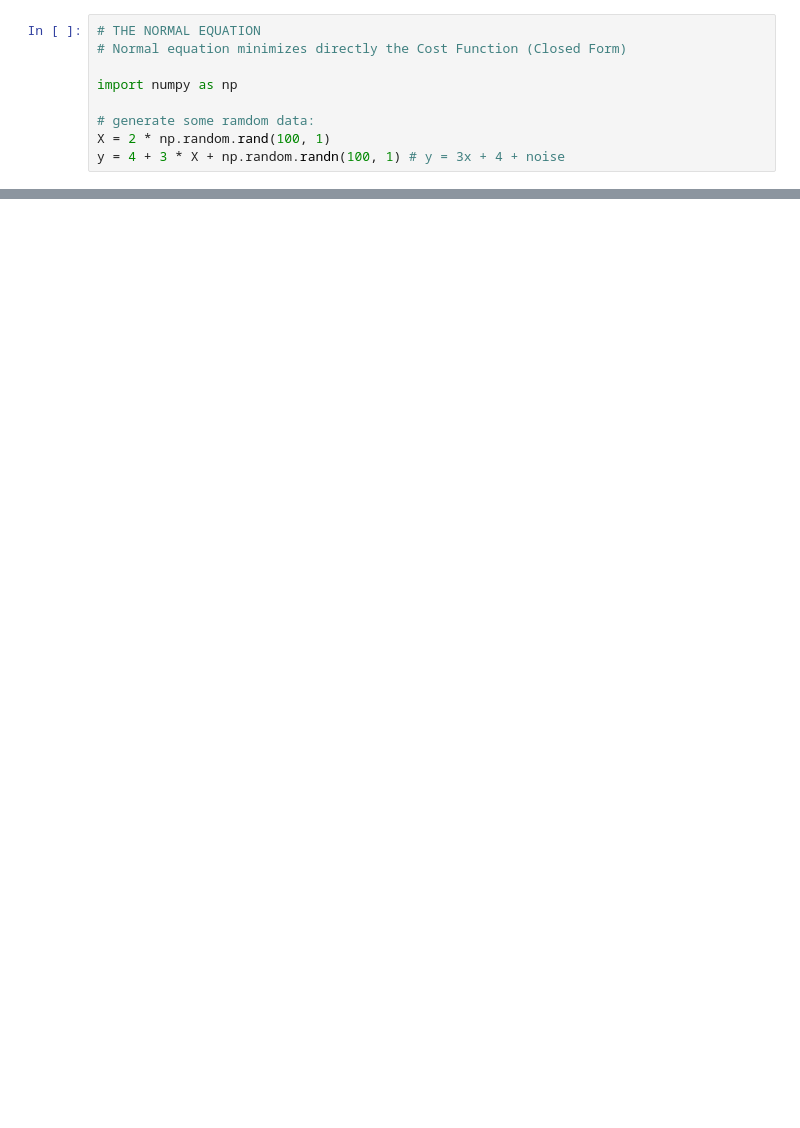
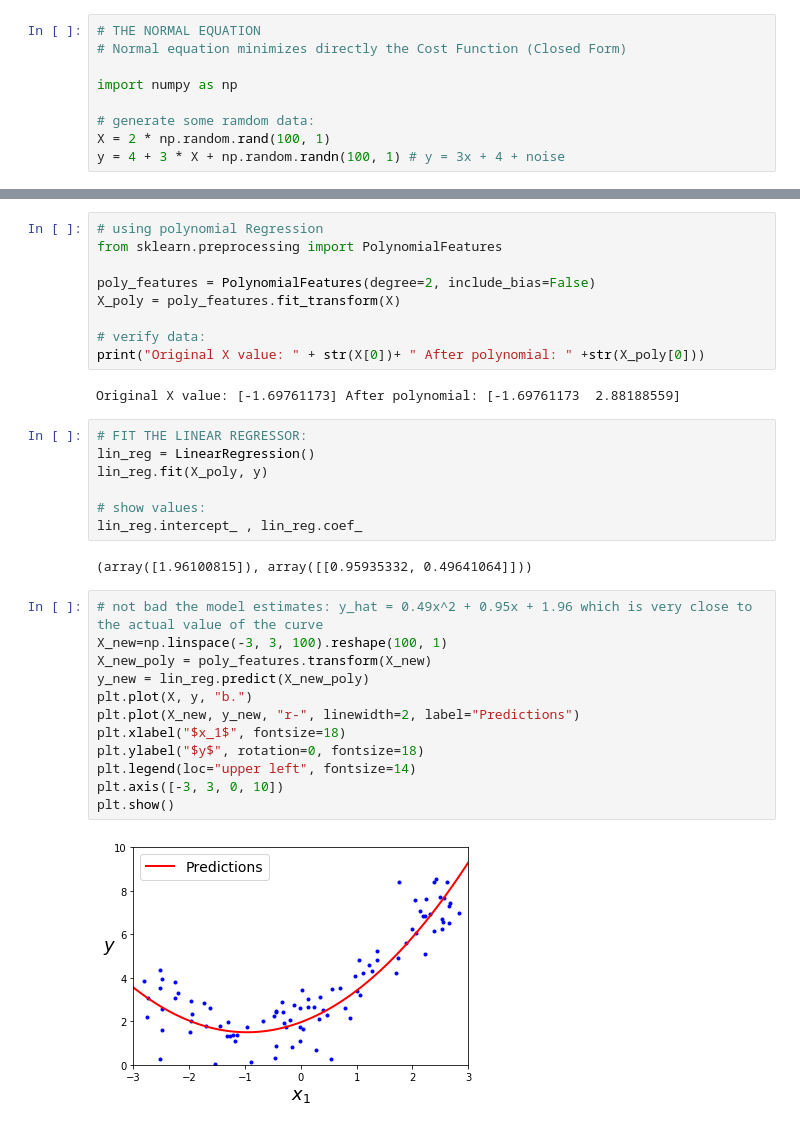
Before and after one commit to jalvarezd/Machine-Learning, a Jupyter notebook: homlst_04_Training/homlst_04_Training.ipynb, the cells around one changed output, grey strips where cells are left out. Cells and saved outputs as stored; diff of their text form; blank space fills up the shorter version.

```diff
--- a/homlst_04_Training/homlst_04_Training.ipynb
+++ b/homlst_04_Training/homlst_04_Training.ipynb
@@ -120,0 +147,34 @@ sg
+# %%
+# using polynomial Regression
+from sklearn.preprocessing import PolynomialFeatures
+
+poly_features = PolynomialFeatures(degree=2, include_bias=False)
+X_poly = poly_features.fit_transform(X)
+
+# verify data:
+print("Original X value: " + str(X[0])+ " After polynomial: " +str(X_poly[0]))
+# %% [output]
+Original X value: [-1.69761173] After polynomial: [-1.69761173  2.88188559]
+# %%
+# FIT THE LINEAR REGRESSOR:
+lin_reg = LinearRegression()
+lin_reg.fit(X_poly, y)
+
+# show values:
+lin_reg.intercept_ , lin_reg.coef_
+# %% [output]
+(array([1.96100815]), array([[0.95935332, 0.49641064]]))
+# %%
+# not bad the model estimates: y_hat = 0.49x^2 + 0.95x + 1.96 which is very close to the actual value of the curve
+X_new=np.linspace(-3, 3, 100).reshape(100, 1)
+X_new_poly = poly_features.transform(X_new)
+y_new = lin_reg.predict(X_new_poly)
+plt.plot(X, y, "b.")
+plt.plot(X_new, y_new, "r-", linewidth=2, label="Predictions")
+plt.xlabel("$x_1$", fontsize=18)
+plt.ylabel("$y$", rotation=0, fontsize=18)
+plt.legend(loc="upper left", fontsize=14)
+plt.axis([-3, 3, 0, 10])
+plt.show()
+# %% [output]
+[figure, added]
```
Also changed, not shown: parts of 12 cells of this notebook.
